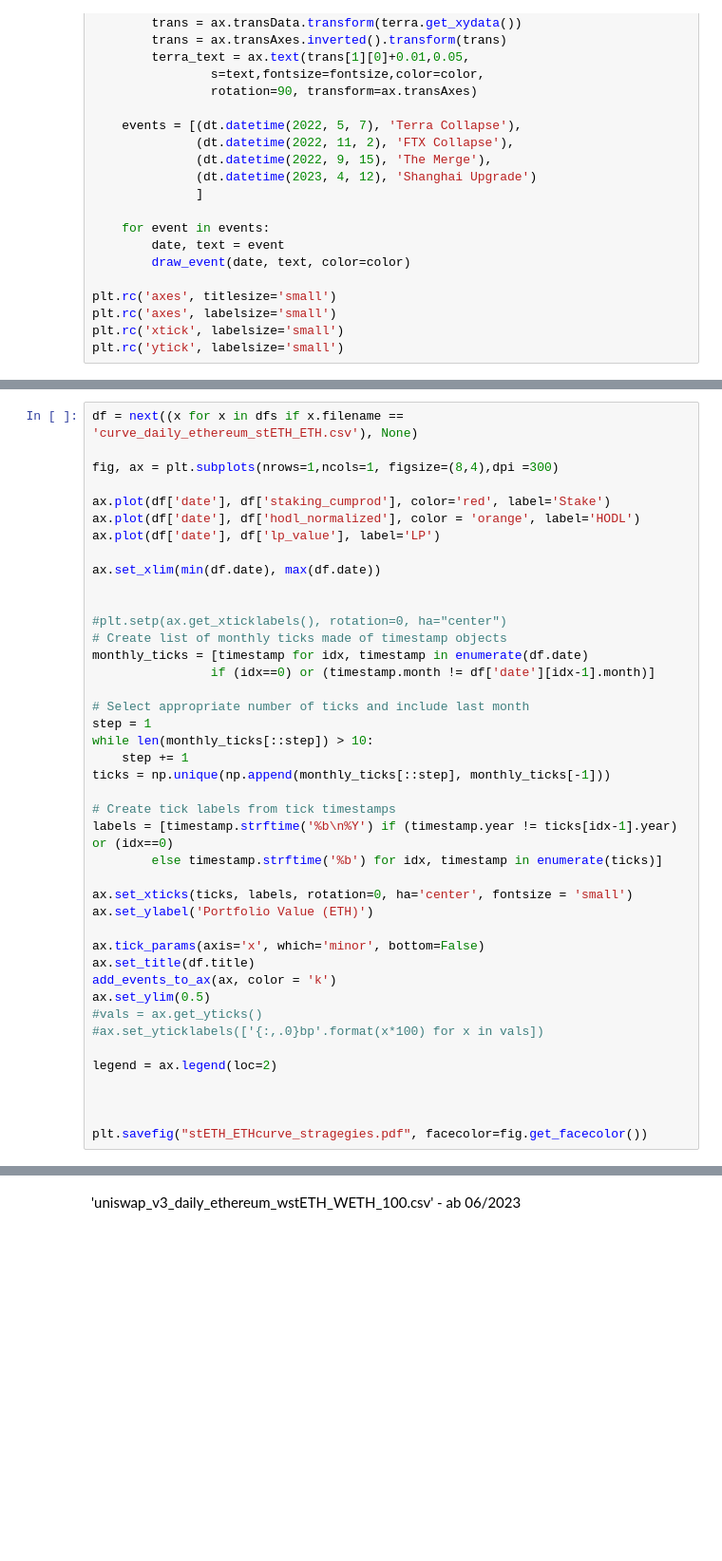
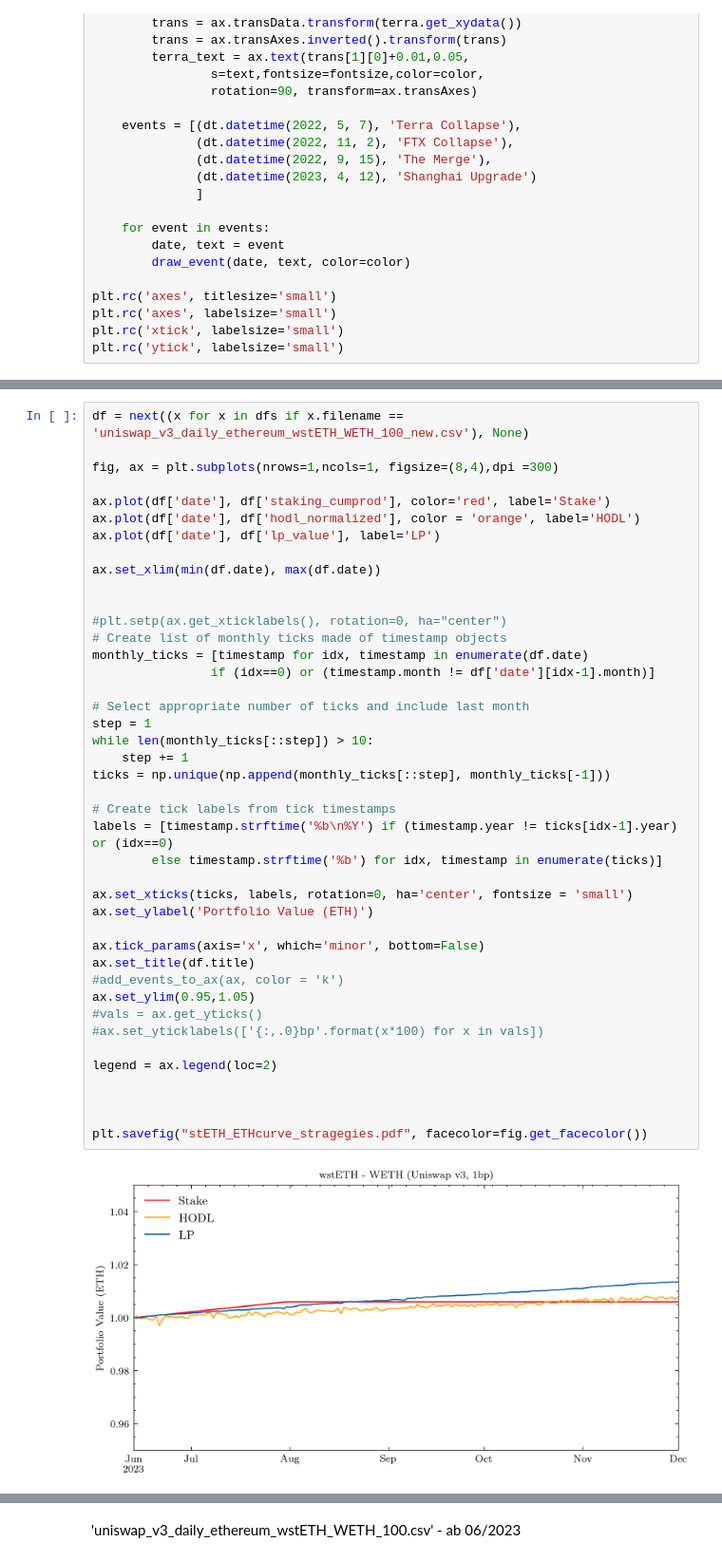
Before and after one commit to kgogol/LSTsInUniswap, a Jupyter notebook: data_analysis_Uniswap.ipynb, the cells around one changed output, grey strips where cells are left out. Shown at 95% size. Drawn from its saved outputs; the diff is of its cells as text; blank space fills up the shorter version.

```diff
--- a/data_analysis_Uniswap.ipynb
+++ b/data_analysis_Uniswap.ipynb
@@ -359,5 +373,5 @@ TypeError: 'NoneType' object is not subscriptable
 # %%
-df = next((x for x in dfs if x.filename == 'curve_daily_ethereum_stETH_ETH.csv'), None)
+df = next((x for x in dfs if x.filename == 'uniswap_v3_daily_ethereum_wstETH_WETH_100_new.csv'), None)
 
 fig, ax = plt.subplots(nrows=1,ncols=1, figsize=(8,4),dpi =300)
 
@@ -369,33 +383,35 @@ ax.set_xlim(min(df.date), max(df.date))
 
 
 #plt.setp(ax.get_xticklabels(), rotation=0, ha="center")
 # Create list of monthly ticks made of timestamp objects
 monthly_ticks = [timestamp for idx, timestamp in enumerate(df.date)
                 if (idx==0) or (timestamp.month != df['date'][idx-1].month)]
 
 # Select appropriate number of ticks and include last month
 step = 1
 while len(monthly_ticks[::step]) > 10:
     step += 1
 ticks = np.unique(np.append(monthly_ticks[::step], monthly_ticks[-1]))
 
 # Create tick labels from tick timestamps
 labels = [timestamp.strftime('%b\n%Y') if (timestamp.year != ticks[idx-1].year) or (idx==0)
         else timestamp.strftime('%b') for idx, timestamp in enumerate(ticks)]
 
 ax.set_xticks(ticks, labels, rotation=0, ha='center', fontsize = 'small')
 ax.set_ylabel('Portfolio Value (ETH)')
 
 ax.tick_params(axis='x', which='minor', bottom=False)
 ax.set_title(df.title)
-add_events_to_ax(ax, color = 'k')
-ax.set_ylim(0.5)
+#add_events_to_ax(ax, color = 'k')
+ax.set_ylim(0.95,1.05)
 #vals = ax.get_yticks()
 #ax.set_yticklabels(['{:,.0}bp'.format(x*100) for x in vals])
 
 legend = ax.legend(loc=2)
 
 
 
 plt.savefig("stETH_ETHcurve_stragegies.pdf", facecolor=fig.get_facecolor())
+# %% [output]
+[figure, added]
 # %%
```
Also changed, not shown: parts of 11 cells of this notebook, 7 other files.
